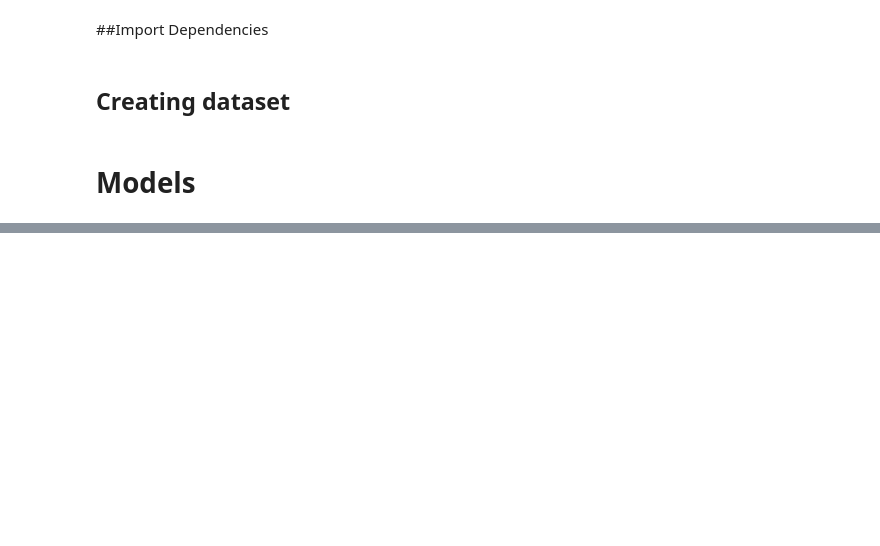
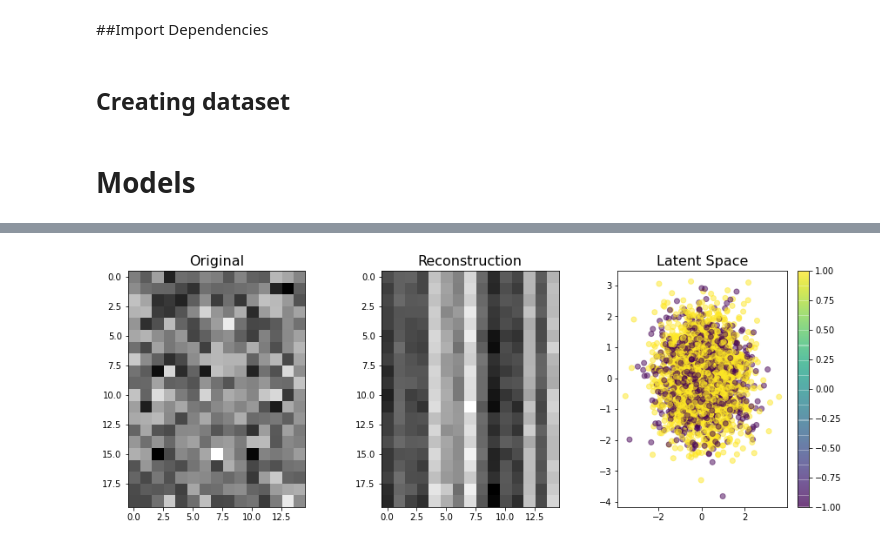
Before and after one commit to nahumsa/DM-Reconstruction, a Jupyter notebook: Reconstruct DM_entropy.ipynb, the cells around one changed output, grey strips where cells are left out. Drawn from its saved outputs; the diff is of its cells as text; code cells hidden in the pictures; blank space fills up the shorter version.

```diff
--- a/Reconstruct DM_entropy.ipynb
+++ b/Reconstruct DM_entropy.ipynb
@@ -129,0 +168,29 @@ plt.show()
+# %%
+fig = plt.figure(figsize=(20,5))
+gs = fig.add_gridspec(1, 4)
+ax1 = fig.add_subplot(gs[0, 0])
+ax2 = fig.add_subplot(gs[0, 1])
+
+
+ax1.imshow((X_train[0:20]), cmap="gray")
+ax1.set_title('Original', size=16)
+
+ax2.imshow(vae.predict(X_train[0:20]), cmap="gray")
+ax2.set_title('Reconstruction', size=16)
+
+_, _, z = vae.encoder(X_test)
+z = z.numpy()
+
+ax3 = fig.add_subplot(gs[0, 2])
+ims = ax3.scatter(z[:,0], z[:,1], alpha=0.5, c=Y_test)
+ax3.set_title('Latent Space', size=16)
+#ax3.set_ylim(-100,100)
+#ax3.set_xlim(-3,3)
+plt.colorbar(ims, ax=ax3)
+
+#ax4 = fig.add_subplot(gs[0, 3])
+#ax4.hist(z)
+
+plt.show()
+# %% [output]
+[figure, added]
```
Also changed, not shown: parts of 7 cells of this notebook.
